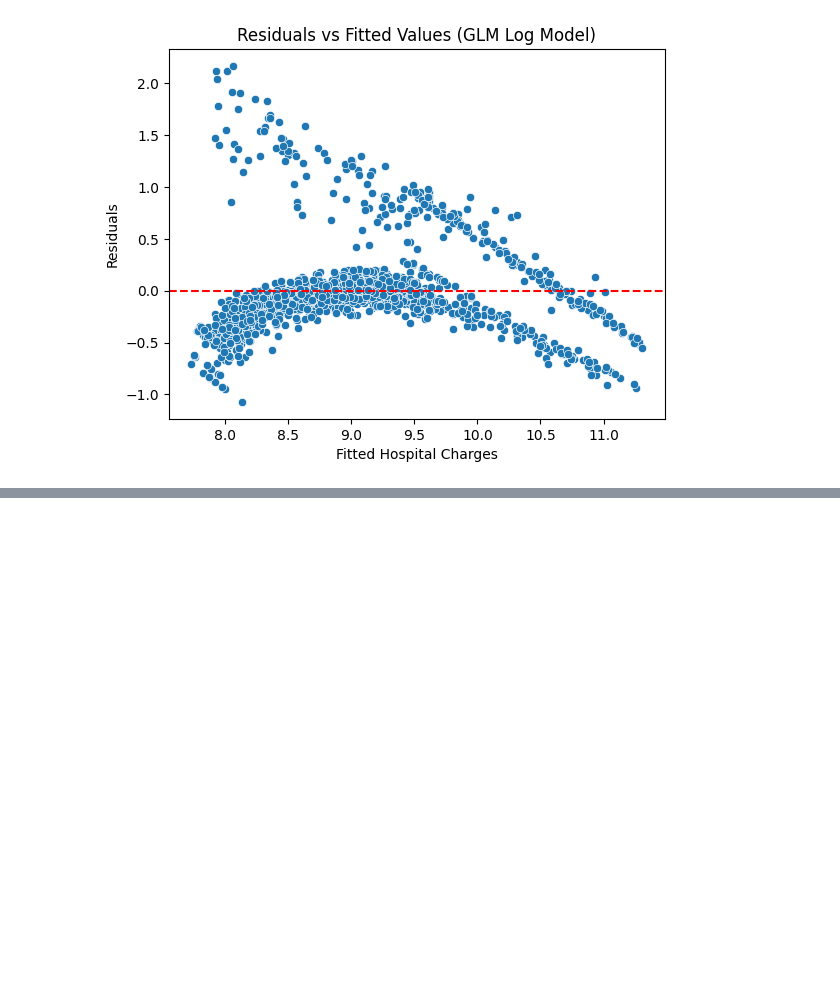
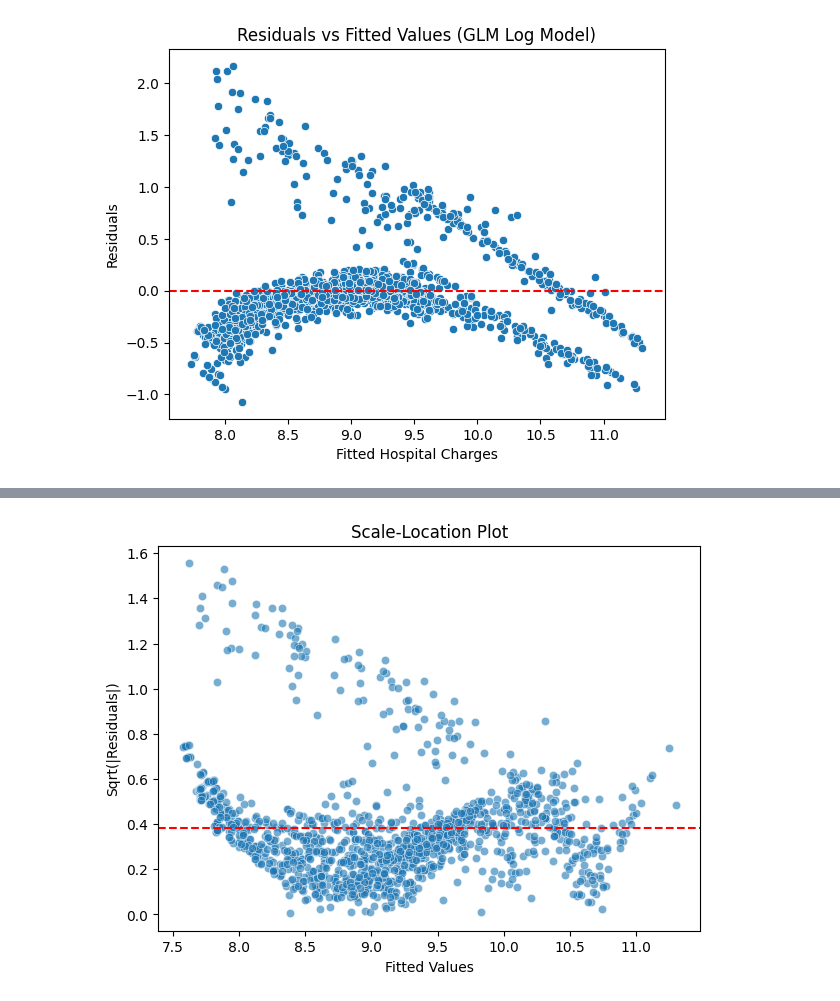
Before and after one commit to patriciaavram/Health-Insurance-Feature-Importance, a Jupyter notebook: experiments/glm.ipynb, the cells around one changed output, grey strips where cells are left out. Saved outputs shown, nothing was run; the diff lists cells and outputs as text; code cells hidden in the pictures; blank space fills up the shorter version.

```diff
--- a/experiments/glm.ipynb
+++ b/experiments/glm.ipynb
@@ -218,0 +358,11 @@ There is clear curvature in the residual plot of the log-charges transformed mod
+# %%
+# Plotting scale location, good for finding heteroskedasticity
+plt.figure(figsize=(7,5))
+sns.scatterplot(x=fitted_vals, y=np.sqrt(np.abs(residuals)), alpha=0.6)
+plt.xlabel("Fitted Values")
+plt.ylabel("Sqrt(|Residuals|)")
+plt.title("Scale-Location Plot")
+plt.axhline(np.mean(np.sqrt(np.abs(residuals))), color="red", linestyle="--")
+plt.show()
+# %% [output]
+[figure, added]
```
Also changed, not shown: parts of 16 cells of this notebook.
